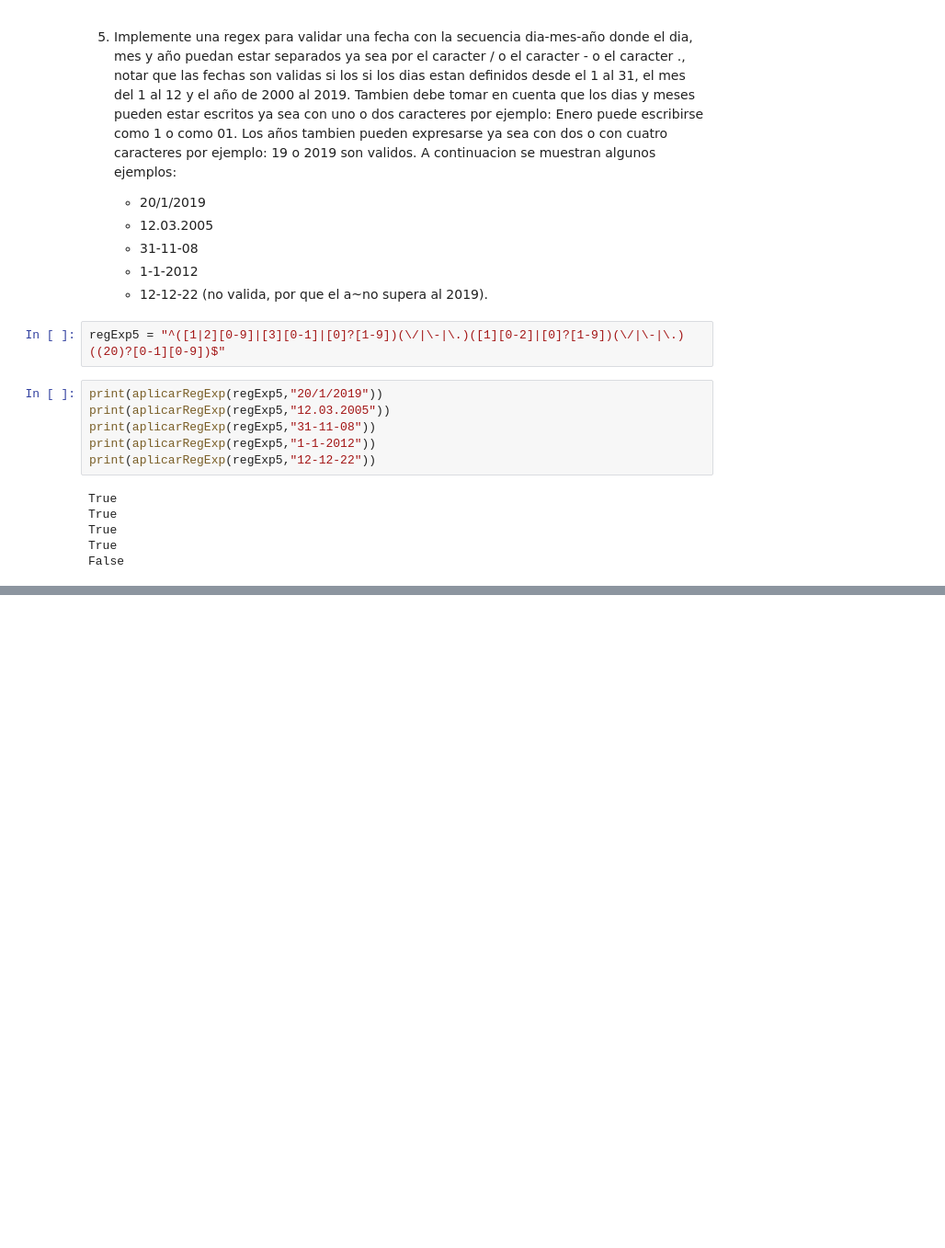
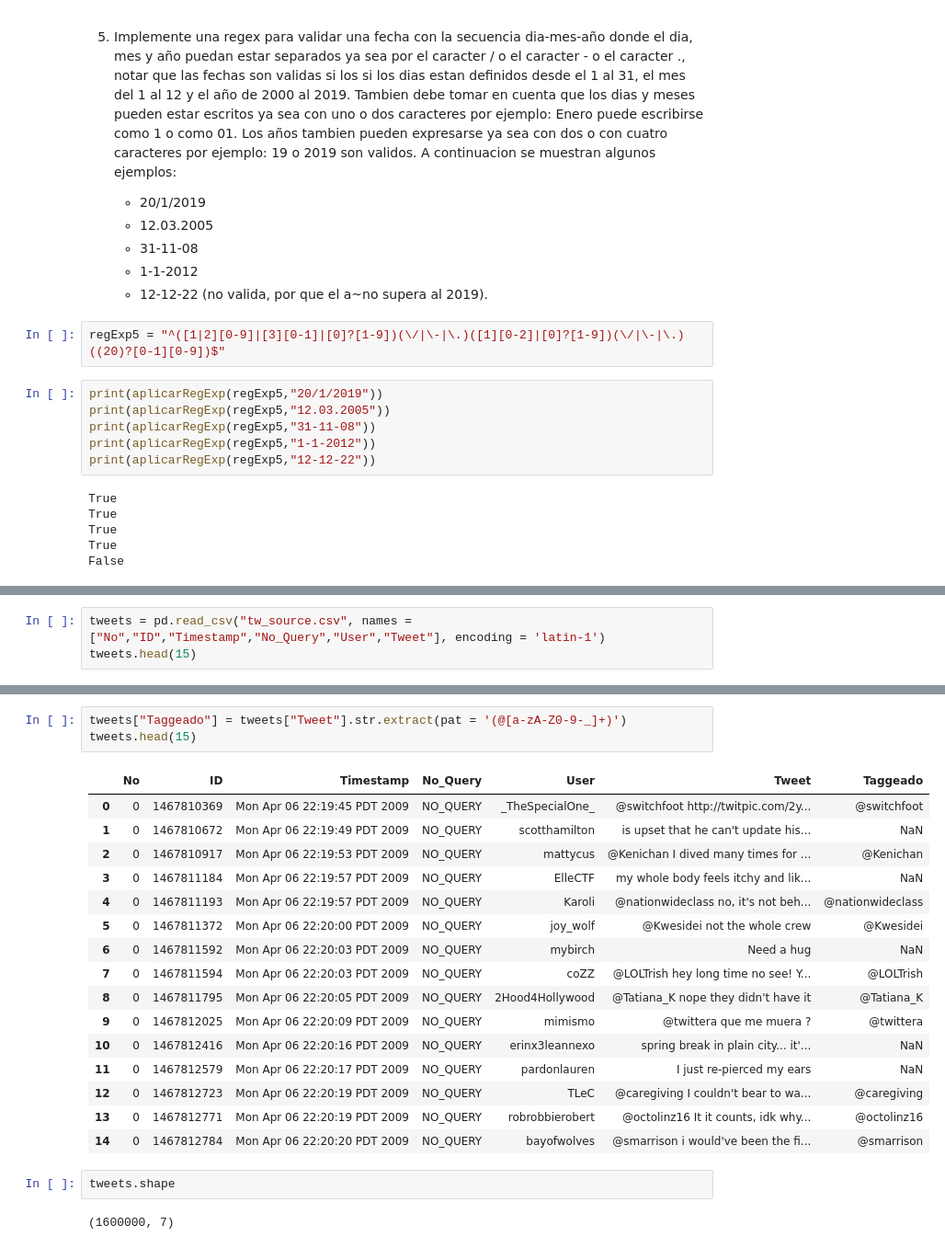
Before and after one commit to rub3ng0nzalez/MSDegree, a Jupyter notebook: TextMiningandImageRecognition/HT3/HT3RDG.ipynb, the cells around one changed output, grey strips where cells are left out. Shown: that part at 92% size. Drawn from its saved outputs; the diff is of its cells as text; blank space fills up the shorter version.

```diff
--- a/TextMiningandImageRecognition/HT3/HT3RDG.ipynb
+++ b/TextMiningandImageRecognition/HT3/HT3RDG.ipynb
@@ -104,0 +188,3 @@ False
+# %%
+tweets = pd.read_csv("tw_source.csv", names = ["No","ID","Timestamp","No_Query","User","Tweet"], encoding = 'latin-1')
+tweets.head(15)
@@ -104,0 +208,24 @@ False
+# %%
+tweets["Taggeado"] = tweets["Tweet"].str.extract(pat = '(@[a-zA-Z0-9-_]+)')
+tweets.head(15)
+# %% [output]
+|  | No | ID | Timestamp | No_Query | User | Tweet | Taggeado |
+| 0 | 0 | 1467810369 | Mon Apr 06 22:19:45 PDT 2009 | NO_QUERY | _TheSpecialOne_ | @switchfoot http://twitpic.com/2y... | @switchfoot |
+| 1 | 0 | 1467810672 | Mon Apr 06 22:19:49 PDT 2009 | NO_QUERY | scotthamilton | is upset that he can't update his... | NaN |
+| 2 | 0 | 1467810917 | Mon Apr 06 22:19:53 PDT 2009 | NO_QUERY | mattycus | @Kenichan I dived many times for ... | @Kenichan |
+| 3 | 0 | 1467811184 | Mon Apr 06 22:19:57 PDT 2009 | NO_QUERY | ElleCTF | my whole body feels itchy and lik... | NaN |
+| 4 | 0 | 1467811193 | Mon Apr 06 22:19:57 PDT 2009 | NO_QUERY | Karoli | @nationwideclass no, it's not beh... | @nationwideclass |
+| 5 | 0 | 1467811372 | Mon Apr 06 22:20:00 PDT 2009 | NO_QUERY | joy_wolf | @Kwesidei not the whole crew | @Kwesidei |
+| 6 | 0 | 1467811592 | Mon Apr 06 22:20:03 PDT 2009 | NO_QUERY | mybirch | Need a hug | NaN |
+| 7 | 0 | 1467811594 | Mon Apr 06 22:20:03 PDT 2009 | NO_QUERY | coZZ | @LOLTrish hey long time no see! Y... | @LOLTrish |
+| 8 | 0 | 1467811795 | Mon Apr 06 22:20:05 PDT 2009 | NO_QUERY | 2Hood4Hollywood | @Tatiana_K nope they didn't have it | @Tatiana_K |
+| 9 | 0 | 1467812025 | Mon Apr 06 22:20:09 PDT 2009 | NO_QUERY | mimismo | @twittera que me muera ? | @twittera |
+| 10 | 0 | 1467812416 | Mon Apr 06 22:20:16 PDT 2009 | NO_QUERY | erinx3leannexo | spring break in plain city... it'... | NaN |
+| 11 | 0 | 1467812579 | Mon Apr 06 22:20:17 PDT 2009 | NO_QUERY | pardonlauren | I just re-pierced my ears | NaN |
+| 12 | 0 | 1467812723 | Mon Apr 06 22:20:19 PDT 2009 | NO_QUERY | TLeC | @caregiving I couldn't bear to wa... | @caregiving |
+| 13 | 0 | 1467812771 | Mon Apr 06 22:20:19 PDT 2009 | NO_QUERY | robrobbierobert | @octolinz16 It it counts, idk why... | @octolinz16 |
+| 14 | 0 | 1467812784 | Mon Apr 06 22:20:20 PDT 2009 | NO_QUERY | bayofwolves | @smarrison i would've been the fi... | @smarrison |
+# %%
+tweets.shape
+# %% [output]
+(1600000, 7)
```
Also changed, not shown: parts of 13 cells of this notebook.
